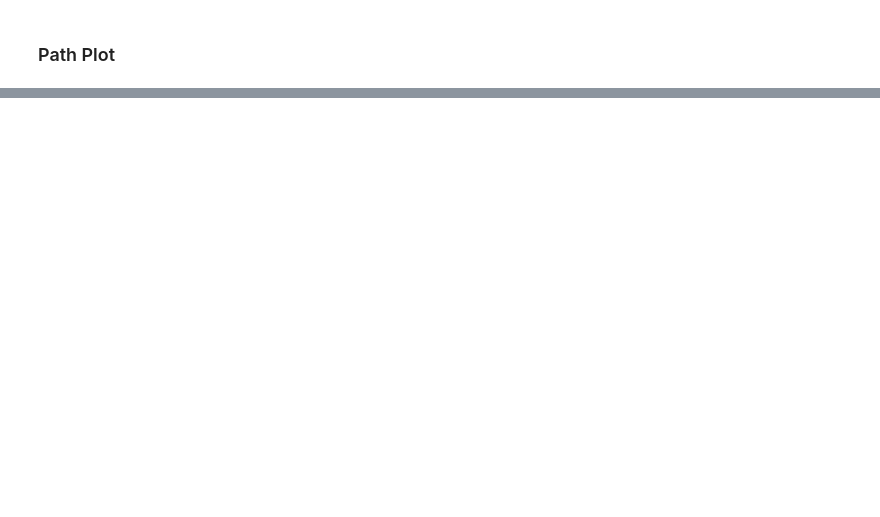
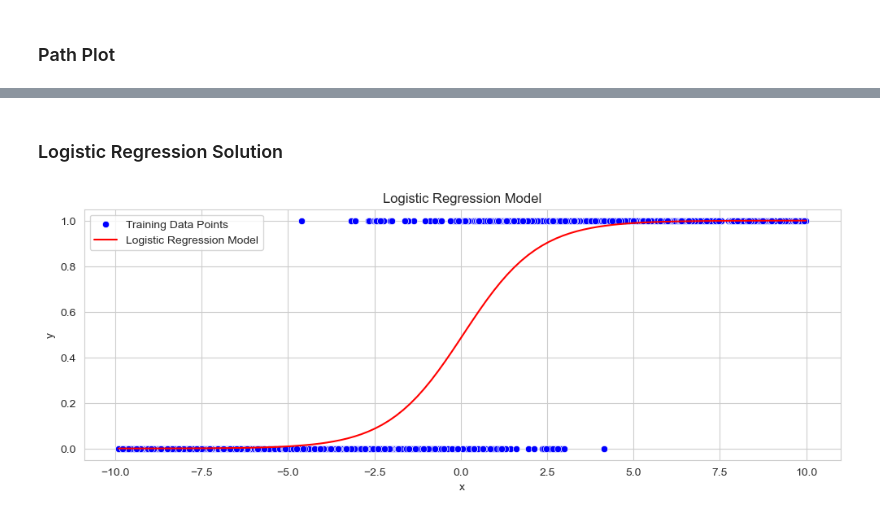
Before and after one commit to jreaso/gradient-descent-algorithms, a Jupyter notebook: binary_classifier.ipynb, the cells around one changed output, grey strips where cells are left out. Cells and saved outputs as stored; diff of their text form; code cells hidden in the pictures; blank space fills up the shorter version.

```diff
--- a/binary_classifier.ipynb
+++ b/binary_classifier.ipynb
@@ -121,0 +124,17 @@ plt.show()
+# %% [markdown]
+### Logistic Regression Solution
+# %%
+x_grid = np.linspace(np.min(z_obs[:, 0]), np.max(z_obs[:, 0]), 100)
+lr_plot = prediction_rule(x_grid, w_opt)
+
+plt.figure(figsize=(12, 4))
+sns.scatterplot(x=z_obs[:, 0], y=z_obs[:, 1], color='blue', marker='o', label='Training Data Points')
+plt.plot(x_grid, lr_plot, color='red', label='Logistic Regression Model')
+
+plt.xlabel('x')
+plt.ylabel('y')
+plt.title('Logistic Regression Model')
+plt.legend()
+plt.show()
+# %% [output]
+[figure, added]
```
Also changed, not shown: parts of 2 cells of this notebook.
